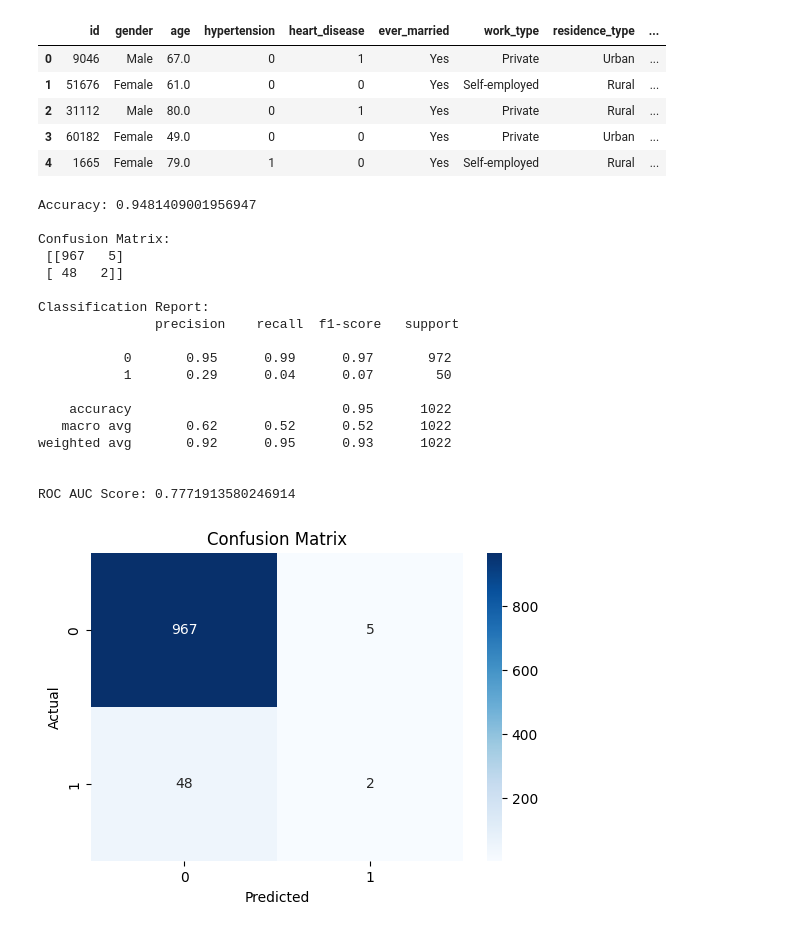
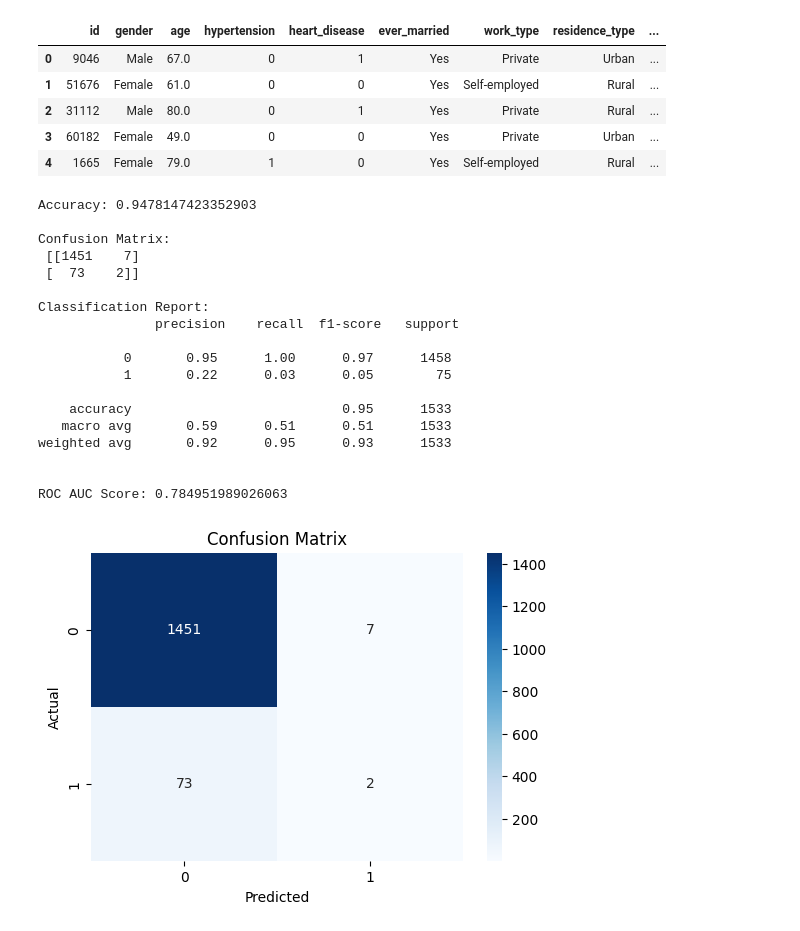
Before and after one commit to ali-khurshid/stroke-risk-predictive-analysis, a Jupyter notebook: jupyter_notebooks/04 - modeling.ipynb, the cells around one changed output. Saved outputs shown, nothing was run; the diff lists cells and outputs as text; code cells hidden in the pictures.

```diff
--- a/jupyter_notebooks/04 - modeling.ipynb
+++ b/jupyter_notebooks/04 - modeling.ipynb
@@ -168,7 +168,7 @@ y = df['stroke']
 
 # Train-test split
 X_train, X_test, y_train, y_test = train_test_split(
-    X, y, test_size=0.2, random_state=42, stratify=y
+    X, y, test_size=0.3, random_state=42, stratify=y
     )
 
 
@@ -220,40 +220,40 @@ print("\nClassification Report:\n", classification_report(y_test, y_pred))
 print("\nROC AUC Score:", roc_auc_score(y_test, y_pred_proba))
 
 # plotting the performance metrics
 import matplotlib.pyplot as plt
 import seaborn as sns
 cm = confusion_matrix(y_test, y_pred)
 plt.figure(figsize=(6,4))
 sns.heatmap(cm, annot=True, fmt='d', cmap='Blues')
 plt.xlabel('Predicted')
 
 plt.ylabel('Actual')
 plt.title('Confusion Matrix')
 plt.show()
 
 # plot classfication report
 report = classification_report(y_test, y_pred, output_dict=True)
 plt.figure(figsize=(8,6))
 sns.heatmap(pd.DataFrame(report).iloc[:-1, :].T, annot=True, cmap='Blues')
 plt.title('Classification Report')
 plt.show()
 # %% [output]
-Accuracy: 0.9481409001956947
+Accuracy: 0.9478147423352903
 
 Confusion Matrix:
- [[967   5]
- [ 48   2]]
+ [[1451    7]
+ [  73    2]]
 
 Classification Report:
                precision    recall  f1-score   support
 
-           0       0.95      0.99      0.97       972
-           1       0.29      0.04      0.07        50
+           0       0.95      1.00      0.97      1458
+           1       0.22      0.03      0.05        75
 
-    accuracy                           0.95      1022
-   macro avg       0.62      0.52      0.52      1022
-weighted avg       0.92      0.95      0.93      1022
+    accuracy                           0.95      1533
+   macro avg       0.59      0.51      0.51      1533
+weighted avg       0.92      0.95      0.93      1533
 
 
-ROC AUC Score: 0.7771913580246914
+ROC AUC Score: 0.784951989026063
-[figure, old version]
+[figure, new version]
```
Also changed, not shown: parts of 6 cells of this notebook.
